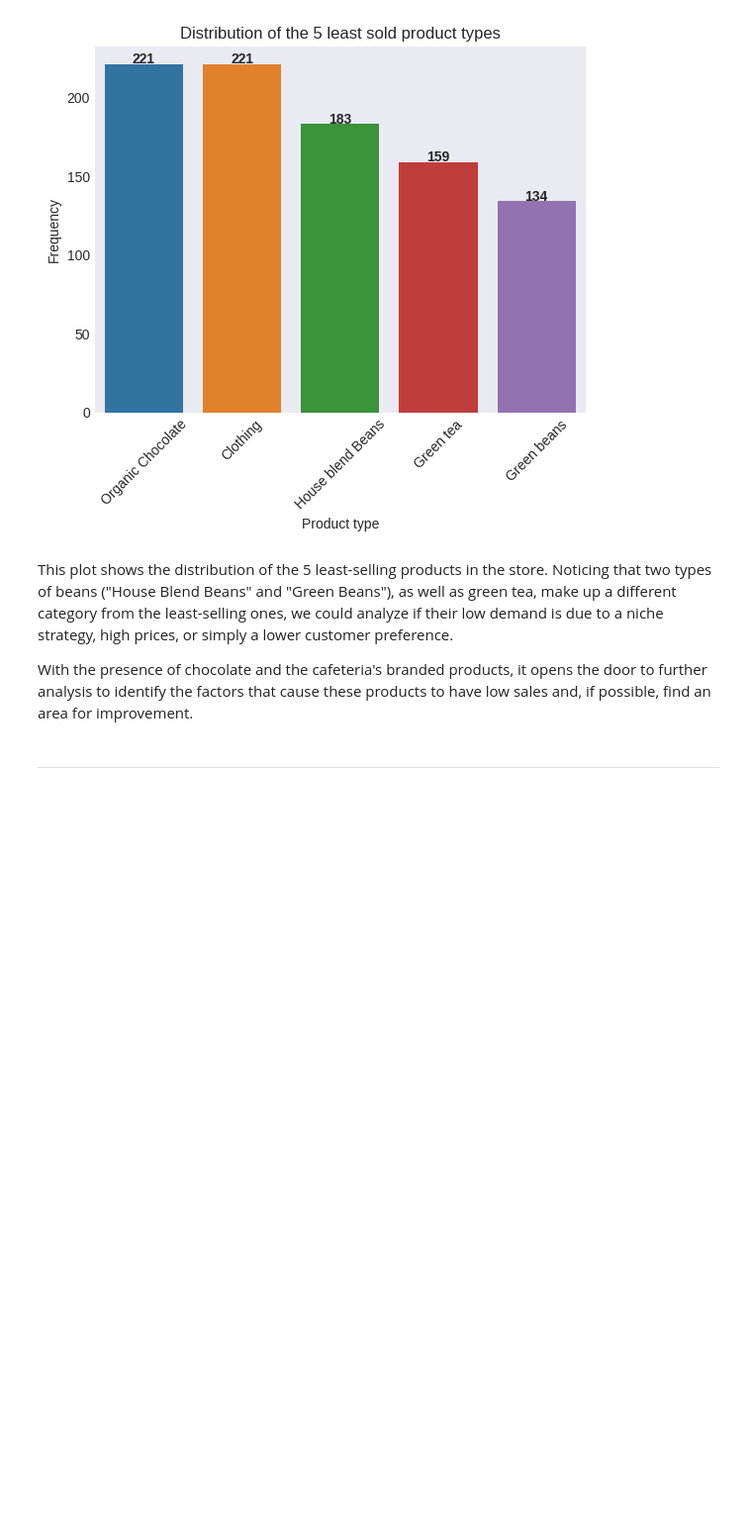
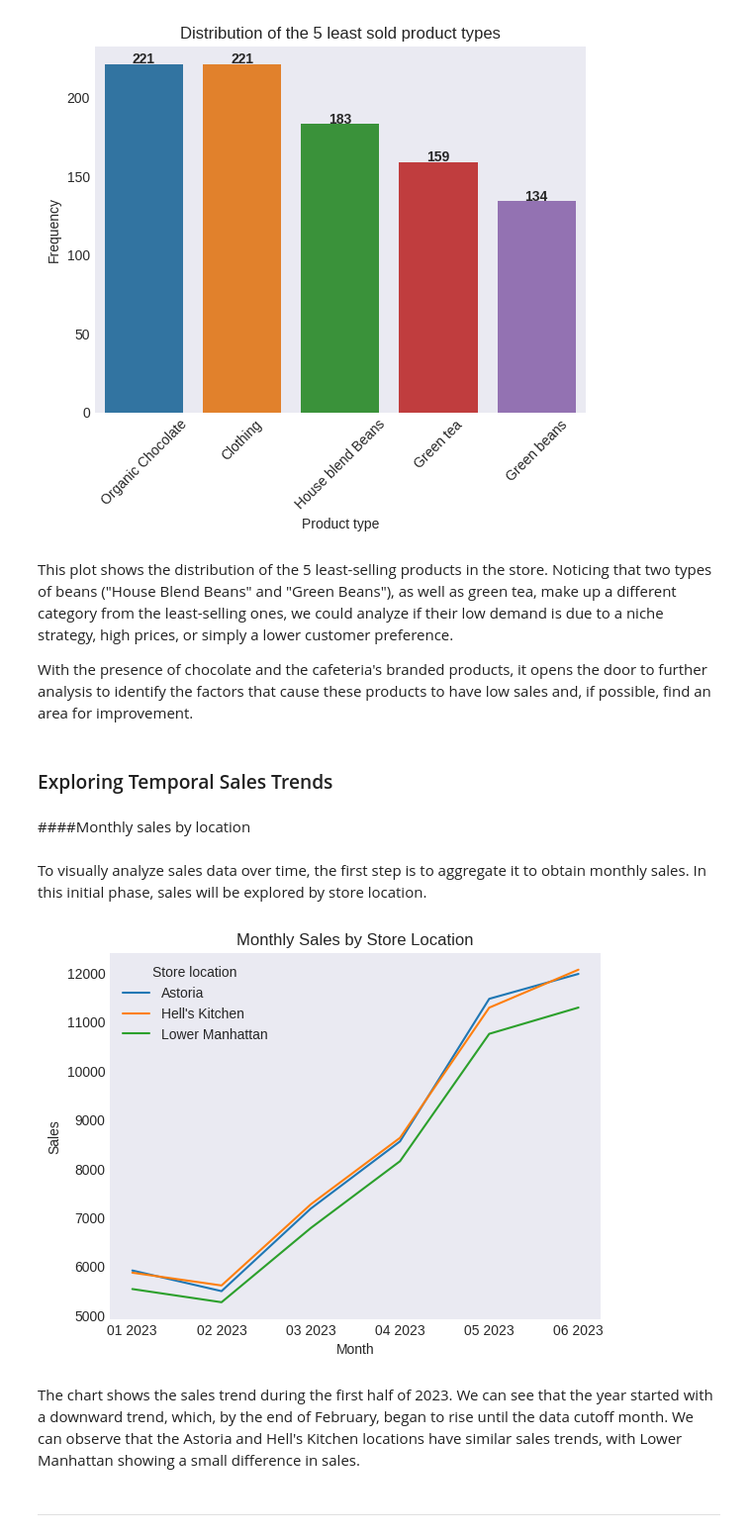
Before and after one commit to eddieisoffline/Portfolio-Data-Science, a Jupyter notebook: cafe/notebook/notebook.ipynb, the cells around one changed output. Shown at 99% size. Saved outputs shown, nothing was run; the diff lists cells and outputs as text; code cells hidden in the pictures; blank space fills up the shorter version.

```diff
--- a/cafe/notebook/notebook.ipynb
+++ b/cafe/notebook/notebook.ipynb
@@ -399,6 +397,44 @@ plt.show()
 This plot shows the distribution of the 5 least-selling products in the store. Noticing that two types of beans ("House Blend Beans" and "Green Beans"), as well as green tea, make up a different category from the least-selling ones, we could analyze if their low demand is due to a niche strategy, high prices, or simply a lower customer preference.
 
 With the presence of chocolate and the cafeteria's branded products, it opens the door to further analysis to identify the factors that cause these products to have low sales and, if possible, find an area for improvement.
+# %% [markdown]
+### Exploring Temporal Sales Trends
+# %% [markdown]
+####Monthly sales by location
+# %% [markdown]
+To visually analyze sales data over time, the first step is to aggregate it to obtain monthly sales. In this initial phase, sales will be explored by store location.
+# %%
+# Define the columns to be used in the analysis
+columns = ['transaction_timestamp', 'product_category', 'store_location']
+
+# Create a new DataFrame `monthly_sales_by_store` with transformed and aggregated data
+monthly_sales_by_store = (
+    coffee_sales[columns]  # Select only the relevant columns
+    .assign(month=coffee_sales['transaction_timestamp'].dt.strftime('%m %Y'))  # Extract month and year from the transaction date
+    .groupby(['store_location', 'month'])  # Group by store location and month
+    .size()  # Count the number of transactions in each group
+    .reset_index(name='count')  # Convert the result into a DataFrame with a column named 'count'
+)
+# %%
+# Create a line plot to visualize monthly sales by store location
+sns.lineplot(
+    x=monthly_sales_by_store["month"],  # X-axis: Months
+    y=monthly_sales_by_store["count"],  # Y-axis: Number of sales
+    hue=monthly_sales_by_store["store_location"]  # Differentiate by store location
+)
+
+# Axis labels and chart title
+plt.xlabel("Month")  # X-axis label
+plt.ylabel("Sales")  # Y-axis label
+plt.legend(title="Store location") # Legend title
+plt.title("Monthly Sales by Store Location")  # Chart title
+
+# Display the plot
+plt.show()
+# %% [output]
+[figure, added]
+# %% [markdown]
+The chart shows the sales trend during the first half of 2023. We can see that the year started with a downward trend, which, by the end of February, began to rise until the data cutoff month. We can observe that the Astoria and Hell's Kitchen locations have similar sales trends, with Lower Manhattan showing a small difference in sales.
 # %% [markdown]
 
 
```
Also changed, not shown: parts of 13 cells of this notebook.
